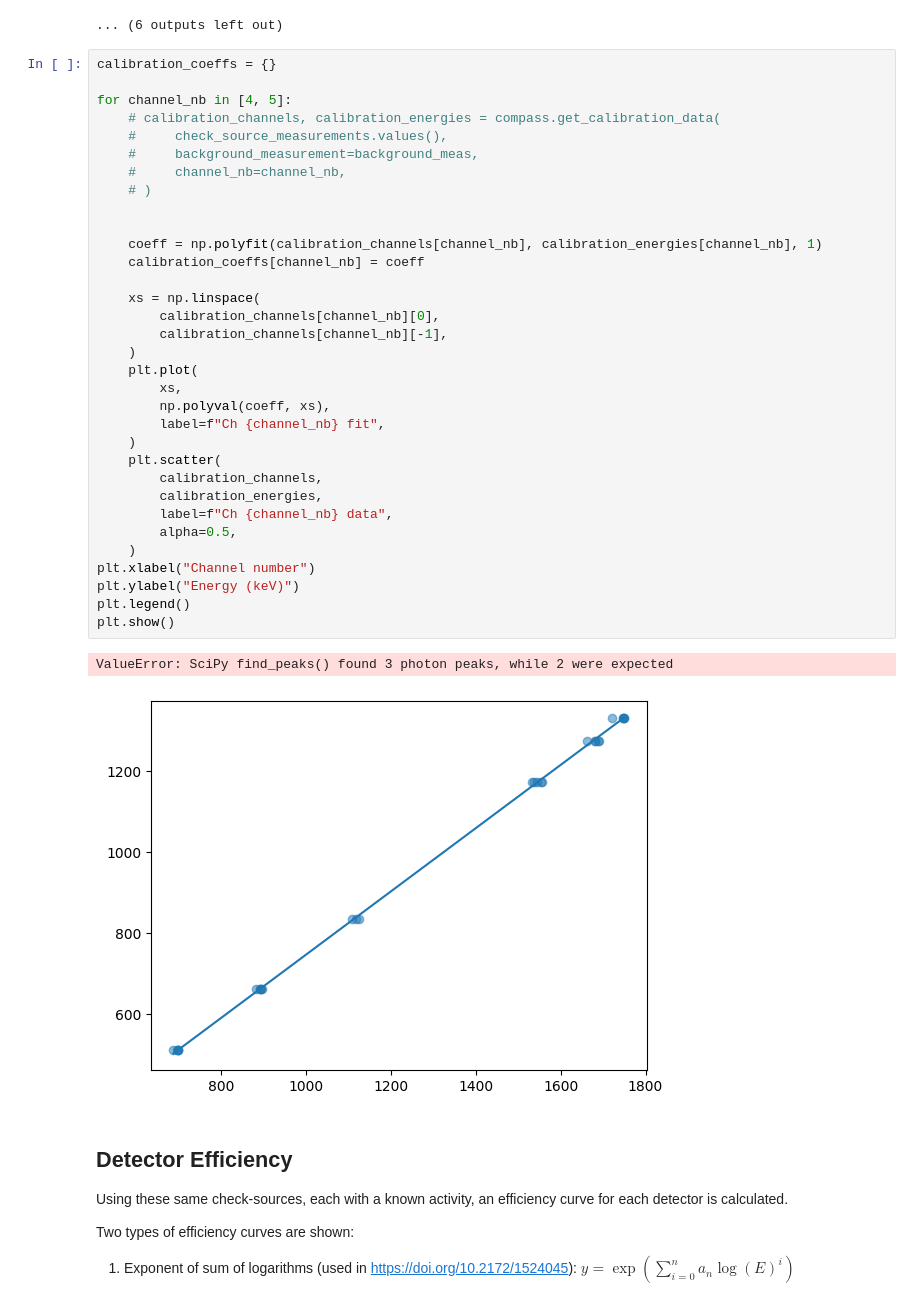
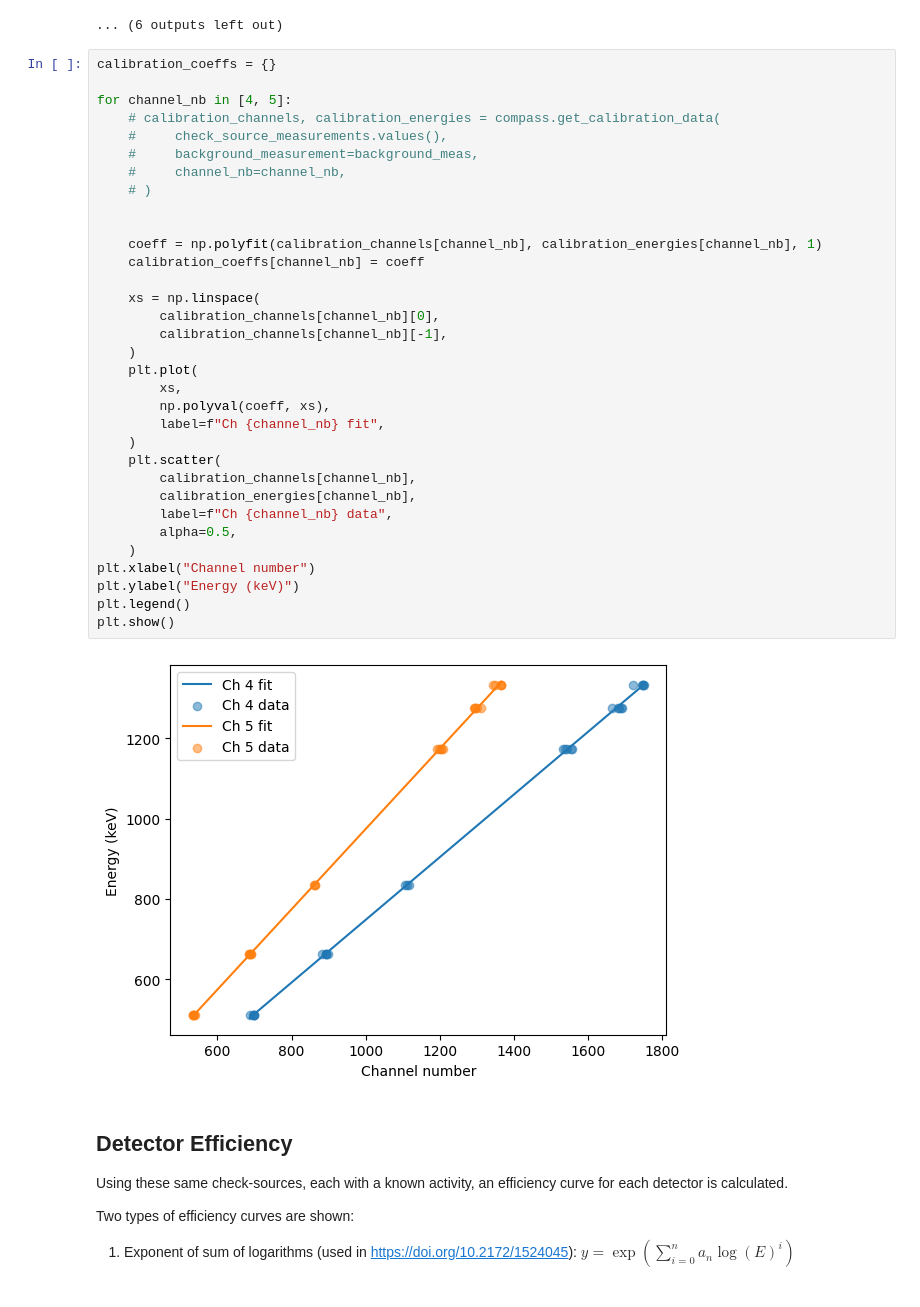
Before and after one commit to LIBRA-project/BABY-1L-run-3, a Jupyter notebook: analysis/neutron/foil_analysis.ipynb, the cells around one changed output. Cells and saved outputs as stored; diff of their text form.

```diff
--- a/analysis/neutron/foil_analysis.ipynb
+++ b/analysis/neutron/foil_analysis.ipynb
@@ -134,37 +134,36 @@ calibration_coeffs = {}
 
 for channel_nb in [4, 5]:
     # calibration_channels, calibration_energies = compass.get_calibration_data(
     #     check_source_measurements.values(),
     #     background_measurement=background_meas,
     #     channel_nb=channel_nb,
     # )
 
 
     coeff = np.polyfit(calibration_channels[channel_nb], calibration_energies[channel_nb], 1)
     calibration_coeffs[channel_nb] = coeff
 
     xs = np.linspace(
         calibration_channels[channel_nb][0],
         calibration_channels[channel_nb][-1],
     )
     plt.plot(
         xs,
         np.polyval(coeff, xs),
         label=f"Ch {channel_nb} fit",
     )
     plt.scatter(
-        calibration_channels,
-        calibration_energies,
+        calibration_channels[channel_nb],
+        calibration_energies[channel_nb],
         label=f"Ch {channel_nb} data",
         alpha=0.5,
     )
 plt.xlabel("Channel number")
 plt.ylabel("Energy (keV)")
 plt.legend()
 plt.show()
 # %% [output]
-ValueError: SciPy find_peaks() found 3 photon peaks, while 2 were expected
-[figure, old version]
+[figure, new version]
 # %% [markdown]
 ## Detector Efficiency
 
```
Also changed, not shown: parts of 4 cells of this notebook.
